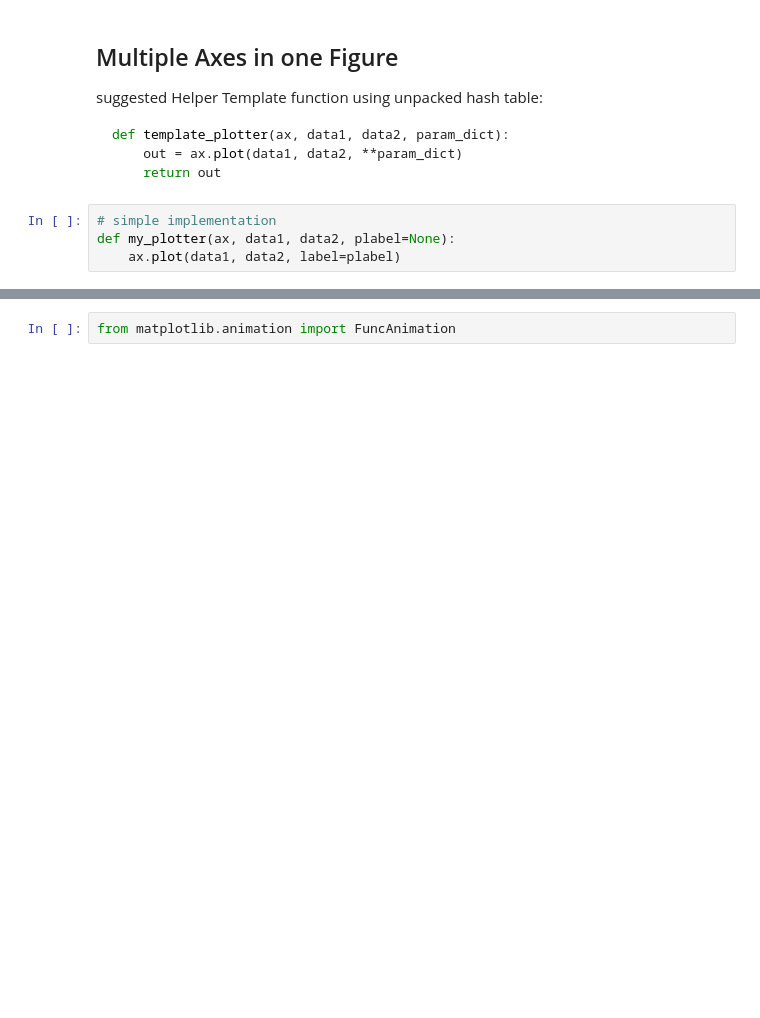
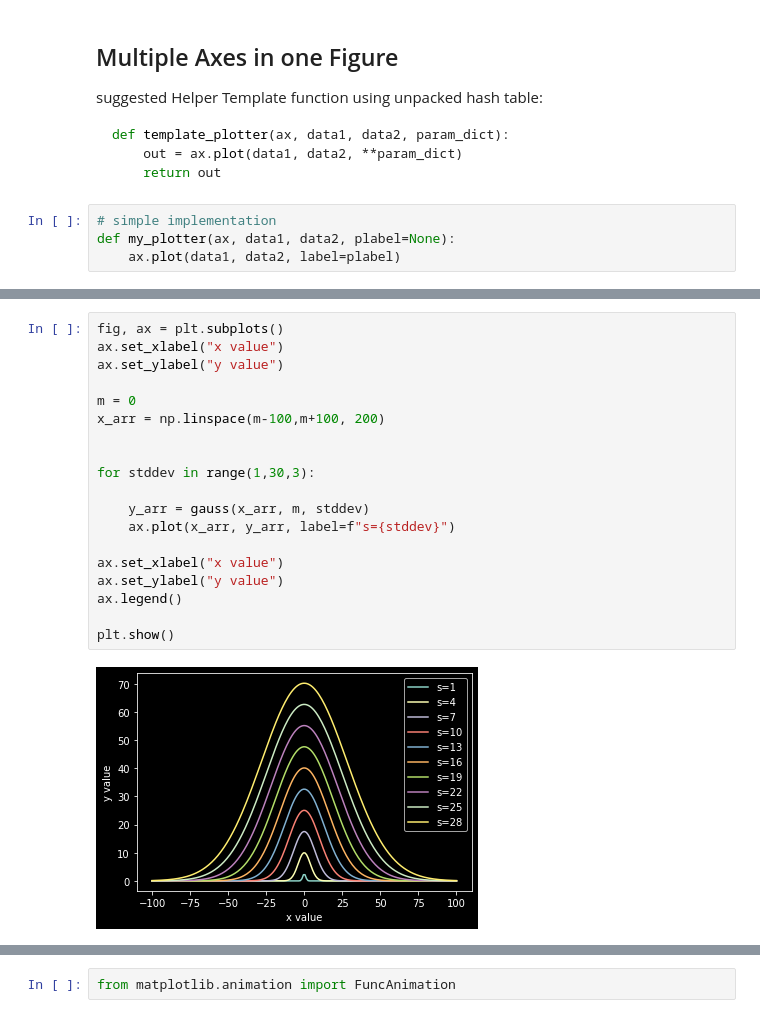
Before and after one commit to roman91DE/machine-learning, a Jupyter notebook: matplotlib_tutorial.ipynb, the cells around one changed output, grey strips where cells are left out. Cells and saved outputs as stored; diff of their text form; blank space fills up the shorter version.

```diff
--- a/matplotlib_tutorial.ipynb
+++ b/matplotlib_tutorial.ipynb
@@ -137,0 +145,21 @@ my_plotter(ax4, x, np.sin(random() * np.e * x))
+# %%
+fig, ax = plt.subplots()
+ax.set_xlabel("x value")
+ax.set_ylabel("y value")
+
+m = 0
+x_arr = np.linspace(m-100,m+100, 200)
+
+
+for stddev in range(1,30,3):
+
+    y_arr = gauss(x_arr, m, stddev)
+    ax.plot(x_arr, y_arr, label=f"s={stddev}")
+
+ax.set_xlabel("x value")
+ax.set_ylabel("y value")
+ax.legend()
+
+plt.show()
+# %% [output]
+[figure, added]
```
Also changed, not shown: parts of 10 cells of this notebook, 3 other files.
